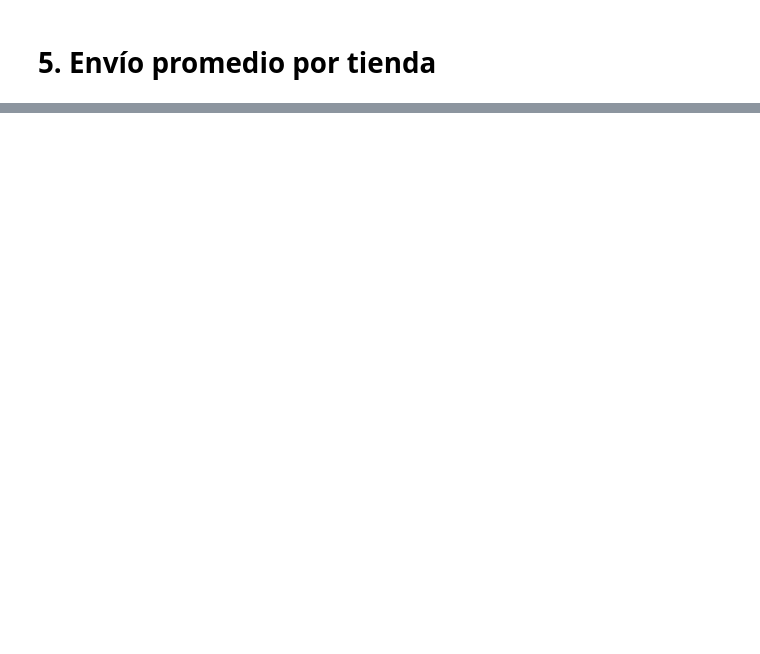
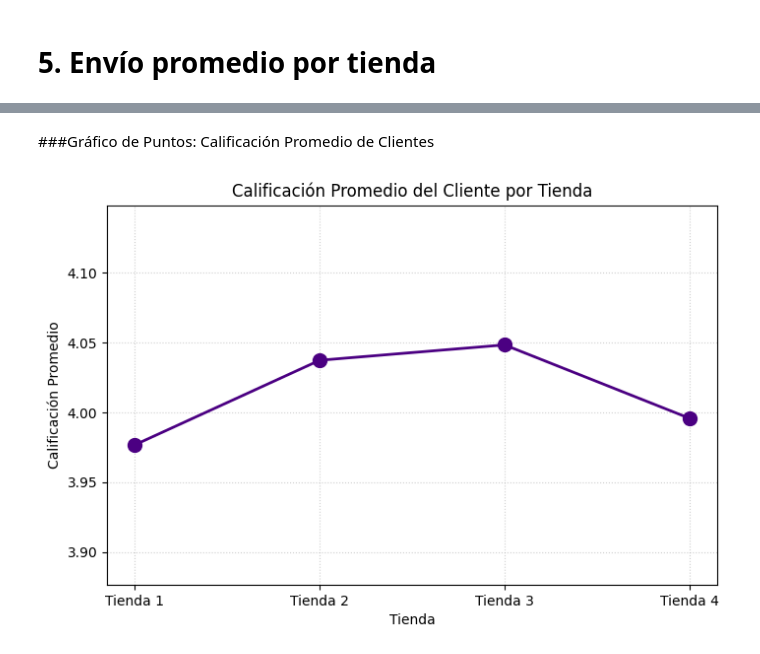
Before and after one commit to Roberick/Alura-Store_Latam-Challenge, a Jupyter notebook: AluraStoreLatam.ipynb, the cells around one changed output, grey strips where cells are left out. Saved outputs shown, nothing was run; the diff lists cells and outputs as text; code cells hidden in the pictures; blank space fills up the shorter version.

```diff
--- a/AluraStoreLatam.ipynb
+++ b/AluraStoreLatam.ipynb
@@ -185,0 +340,25 @@ La Calificación Promedio de la Tienda 4 es: 4.00
+# %% [markdown]
+###Gráfico de Puntos: Calificación Promedio de Clientes
+# %%
+# 1. Recopilación de los datos de calificaciones (Usando los resultados del paso 3)
+datos_calificaciones = {
+    'Tienda': ['Tienda 1', 'Tienda 2', 'Tienda 3', 'Tienda 4'],
+    'Calificación Promedio': [calificacion_tienda1, calificacion_tienda2, calificacion_tienda3, calificacion_tienda4]
+}
+df_calificaciones = pd.DataFrame(datos_calificaciones)
+
+# 2. Creación del gráfico de puntos (o línea)
+plt.figure(figsize=(8, 5))
+plt.plot(df_calificaciones['Tienda'], df_calificaciones['Calificación Promedio'],
+         marker='o', linestyle='-', color='indigo', markersize=10, linewidth=2)
+
+# 3. Etiquetas y título
+plt.title('Calificación Promedio del Cliente por Tienda')
+plt.xlabel('Tienda')
+plt.ylabel('Calificación Promedio')
+plt.ylim(df_calificaciones['Calificación Promedio'].min() - 0.1,
+         df_calificaciones['Calificación Promedio'].max() + 0.1) # Ajuste del eje Y
+plt.grid(True, linestyle=':', alpha=0.6)
+plt.show()
+# %% [output]
+[figure, added]
```
Also changed, not shown: parts of 17 cells of this notebook.
